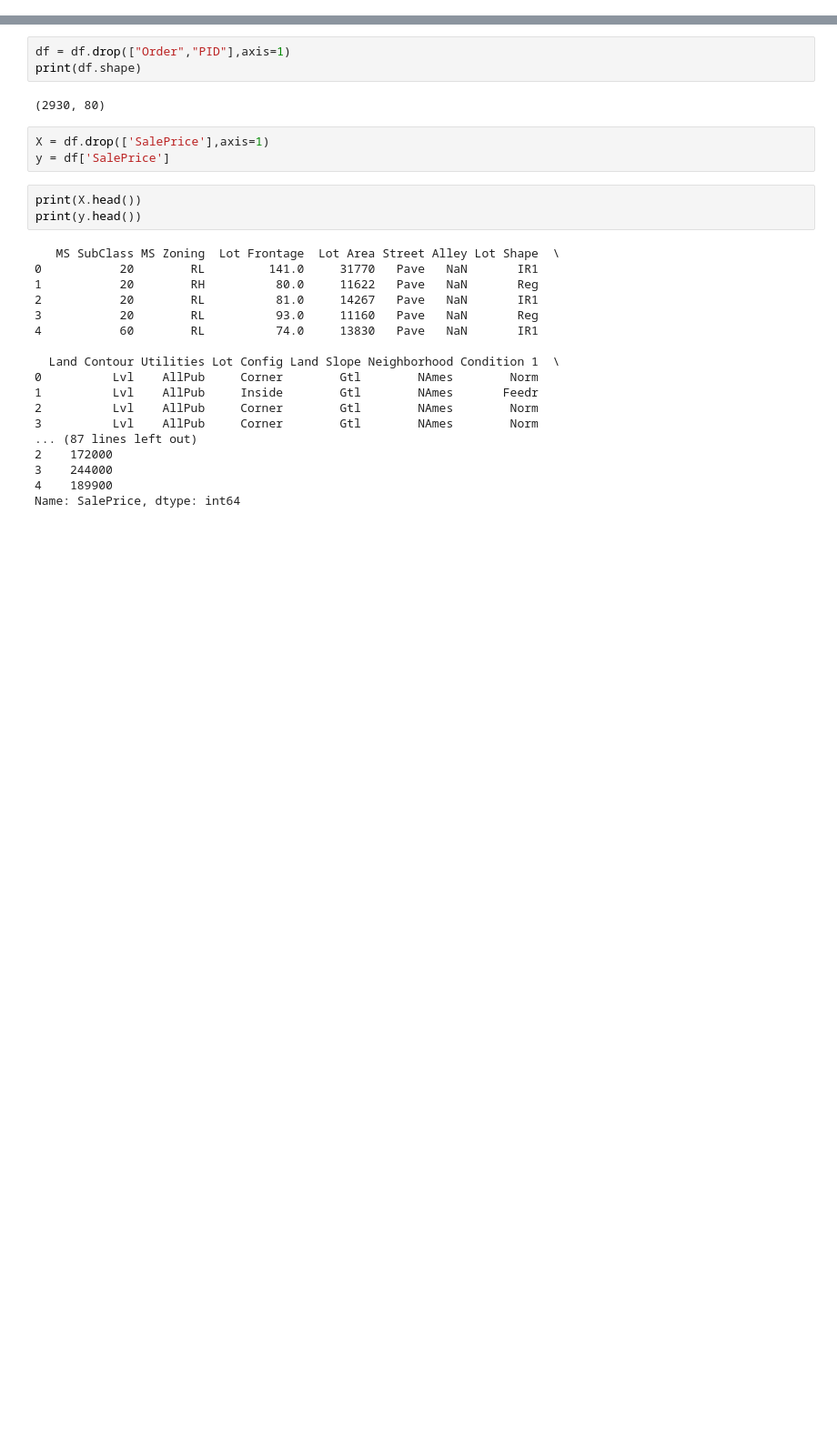
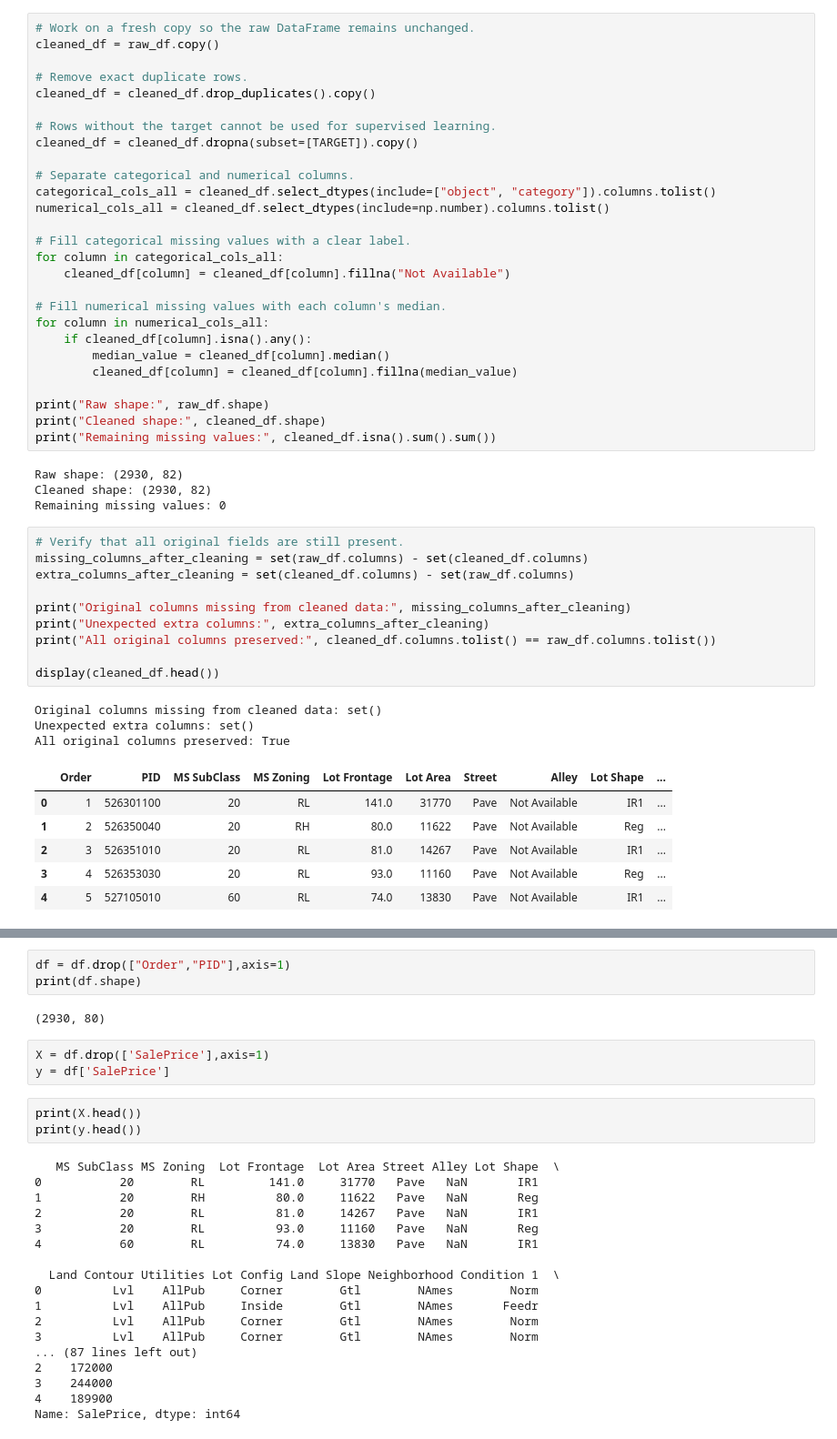
Before and after one commit to udayasherkar94-prog/Applied-Machine-Learning, a Jupyter notebook: SupervisedLearning/LinearRegression/UsingScikit-Learn/03_Regression/House_Price_Prediction_Model/notebooks/03_feature_engineering.ipynb, the cells around one changed output, grey strips where cells are left out. Shown at 91% size. Cells and saved outputs as stored; diff of their text form; blank space fills up the shorter version.

```diff
--- a/SupervisedLearning/LinearRegression/UsingScikit-Learn/03_Regression/House_Price_Prediction_Model/notebooks/03_feature_engineering.ipynb
+++ b/SupervisedLearning/LinearRegression/UsingScikit-Learn/03_Regression/House_Price_Prediction_Model/notebooks/03_feature_engineering.ipynb
@@ -38,0 +209,51 @@ print(df.head())
+# %%
+# Work on a fresh copy so the raw DataFrame remains unchanged.
+cleaned_df = raw_df.copy()
+
+# Remove exact duplicate rows.
+cleaned_df = cleaned_df.drop_duplicates().copy()
+
+# Rows without the target cannot be used for supervised learning.
+cleaned_df = cleaned_df.dropna(subset=[TARGET]).copy()
+
+# Separate categorical and numerical columns.
+categorical_cols_all = cleaned_df.select_dtypes(include=["object", "category"]).columns.tolist()
+numerical_cols_all = cleaned_df.select_dtypes(include=np.number).columns.tolist()
+
+# Fill categorical missing values with a clear label.
+for column in categorical_cols_all:
+    cleaned_df[column] = cleaned_df[column].fillna("Not Available")
+
+# Fill numerical missing values with each column's median.
+for column in numerical_cols_all:
+    if cleaned_df[column].isna().any():
+        median_value = cleaned_df[column].median()
+        cleaned_df[column] = cleaned_df[column].fillna(median_value)
+
+print("Raw shape:", raw_df.shape)
+print("Cleaned shape:", cleaned_df.shape)
+print("Remaining missing values:", cleaned_df.isna().sum().sum())
+# %% [output]
+Raw shape: (2930, 82)
+Cleaned shape: (2930, 82)
+Remaining missing values: 0
+# %%
+# Verify that all original fields are still present.
+missing_columns_after_cleaning = set(raw_df.columns) - set(cleaned_df.columns)
+extra_columns_after_cleaning = set(cleaned_df.columns) - set(raw_df.columns)
+
+print("Original columns missing from cleaned data:", missing_columns_after_cleaning)
+print("Unexpected extra columns:", extra_columns_after_cleaning)
+print("All original columns preserved:", cleaned_df.columns.tolist() == raw_df.columns.tolist())
+
+display(cleaned_df.head())
+# %% [output]
+Original columns missing from cleaned data: set()
+Unexpected extra columns: set()
+All original columns preserved: True
+|  | Order | PID | MS SubClass | MS Zoning | Lot Frontage | Lot Area | Street | Alley | Lot Shape | ... |
+| 0 | 1 | 526301100 | 20 | RL | 141.0 | 31770 | Pave | Not Available | IR1 | ... |
+| 1 | 2 | 526350040 | 20 | RH | 80.0 | 11622 | Pave | Not Available | Reg | ... |
+| 2 | 3 | 526351010 | 20 | RL | 81.0 | 14267 | Pave | Not Available | IR1 | ... |
+| 3 | 4 | 526353030 | 20 | RL | 93.0 | 11160 | Pave | Not Available | Reg | ... |
+| 4 | 5 | 527105010 | 60 | RL | 74.0 | 13830 | Pave | Not Available | IR1 | ... |
```
Also changed, not shown: parts of 45 cells of this notebook.
